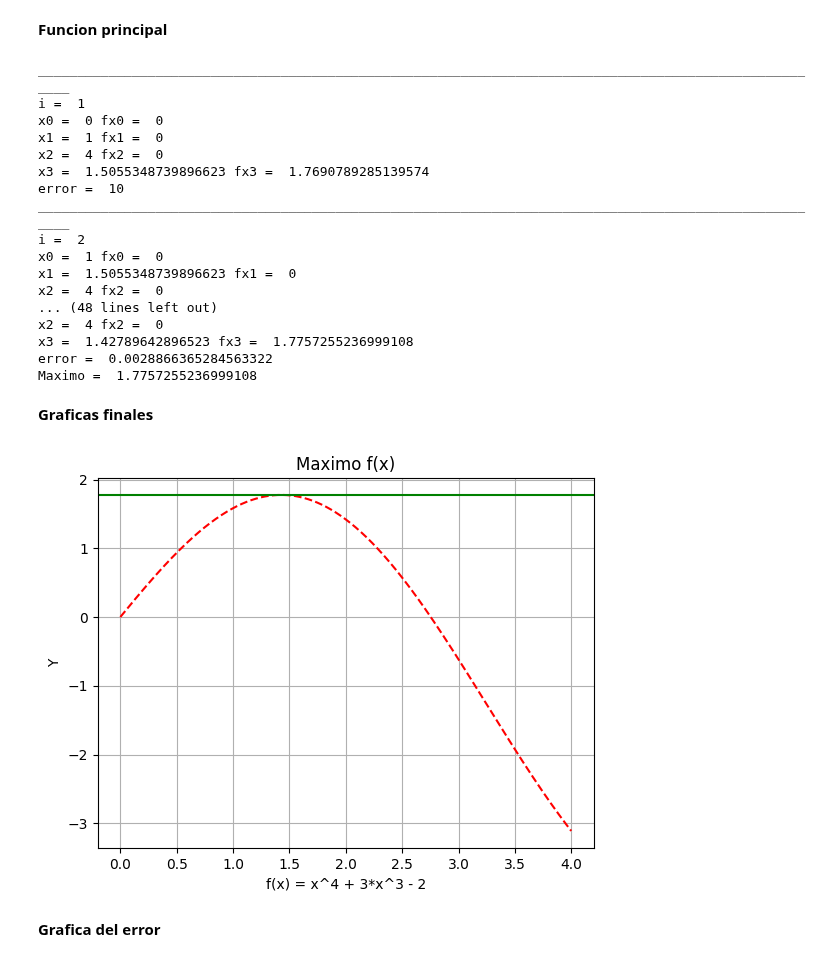
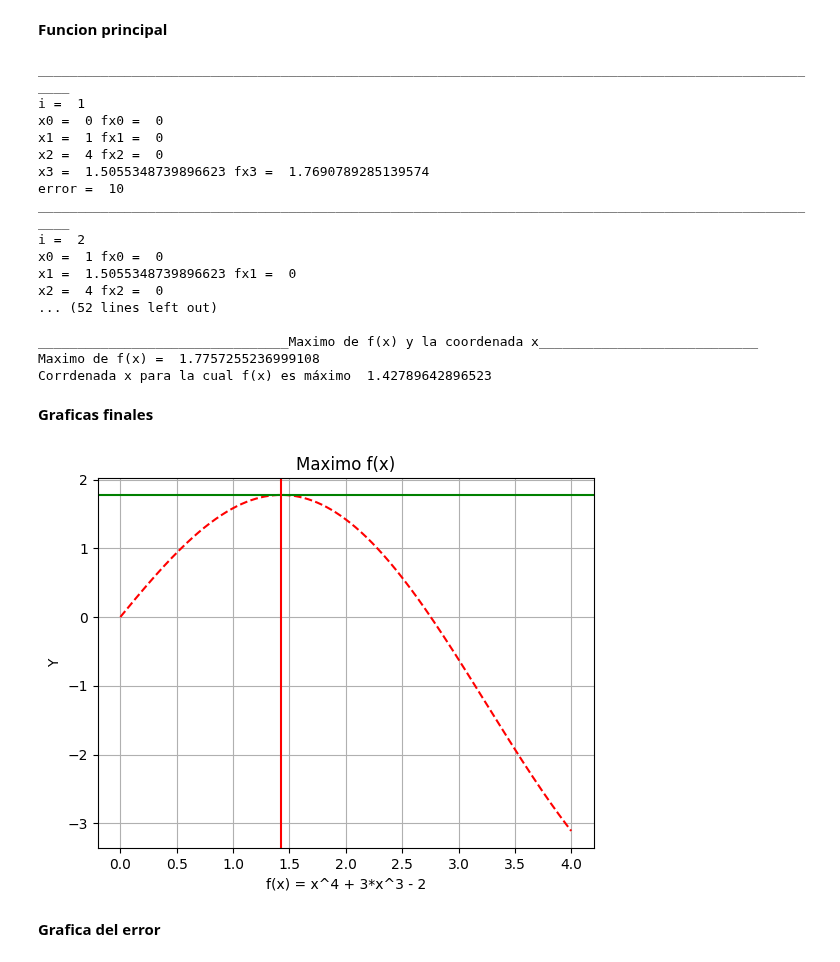
Before and after one commit to soyudea/Optimizacion, a Jupyter notebook: InterpolaciónCuadratica.ipynb, the cells around one changed output. Drawn from its saved outputs; the diff is of its cells as text; code cells hidden in the pictures.

```diff
--- a/InterpolaciónCuadratica.ipynb
+++ b/InterpolaciónCuadratica.ipynb
@@ -161,9 +164,12 @@ lista_errores = obj.getListaError()
 def main():
   obj.calculoMaximo()                                   #Se invoca método calculo del máximo
   maximo = obj.get_maximo()                             #Obtiene el valor máximo final
-
-  print("Maximo = ", maximo)
-
+  x = obj.get_cord_x()
+  print()
+  print()
+  print("________________________________Maximo de f(x) y la coordenada x____________________________")
+  print("Maximo de f(x) = ", maximo)
+  print("Corrdenada x para la cual f(x) es máximo ", x)
 if __name__=='__main__':
    main()
 # %% [output]
@@ -179,29 +185,30 @@ i =  2
 x0 =  1 fx0 =  0
 x1 =  1.5055348739896623 fx1 =  0
 x2 =  4 fx2 =  0
-... (48 lines left out)
-x2 =  4 fx2 =  0
-x3 =  1.42789642896523 fx3 =  1.7757255236999108
-error =  0.0028866365284563322
-Maximo =  1.7757255236999108
+... (52 lines left out)
+
+________________________________Maximo de f(x) y la coordenada x____________________________
+Maximo de f(x) =  1.7757255236999108
+Corrdenada x para la cual f(x) es máximo  1.42789642896523
 # %% [markdown]
 **Graficas finales**
 # %%
 def graf_f_interpola_cuadra():
   X = list(np.arange(x0, x2, error_interp))
   Y=[(2*math.sin(x) -(x**2)/10) for x in X]
 
   plt.title("Maximo f(x)")
   plt.xlabel("f(x) = x^4 + 3*x^3 - 2")
   plt.ylabel("Y")
   plt.plot(X,Y, "r--")
   plt.axhline(y=1.7757205228062285, xmin=0, color="g")
+  plt.axvline(x= 1.4275517787645942, ymin=0.0, ymax=30, color = "r")
   plt.grid()
   plt.show()
 
 graf_f_interpola_cuadra()
 # %% [output]
-[figure, old version]
+[figure, new version]
 # %% [markdown]
 **Grafica del error**
 # %%
```
Also changed, not shown: parts of 1 cell of this notebook.
